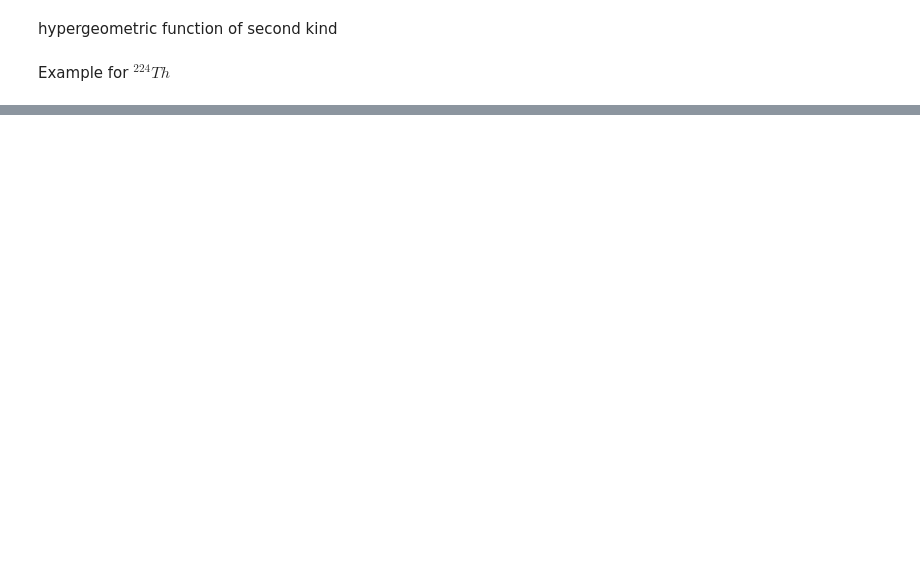
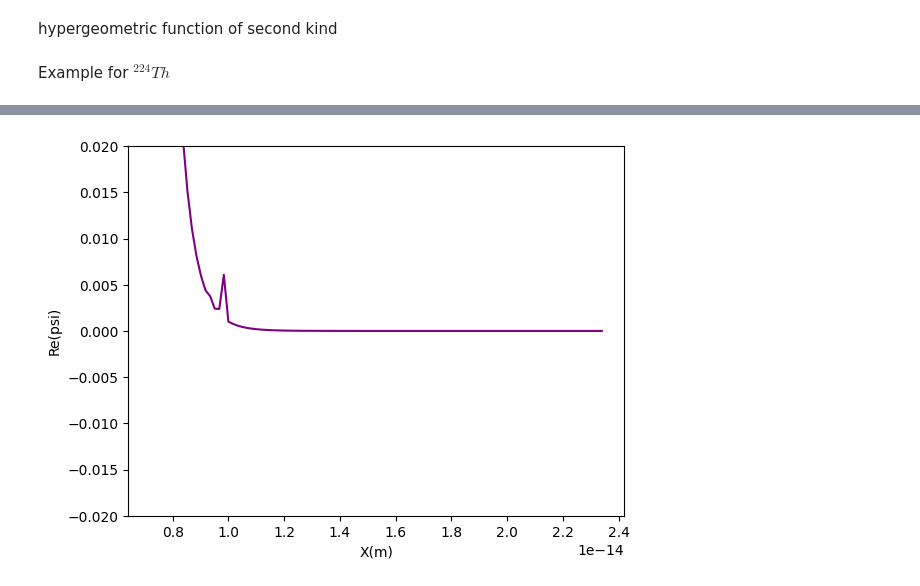
Before and after one commit to m4mbo/theoretical-nuclear-potential, a Jupyter notebook: wave_function.ipynb, the cells around one changed output, grey strips where cells are left out. Saved outputs shown, nothing was run; the diff lists cells and outputs as text; code cells hidden in the pictures; blank space fills up the shorter version.

```diff
--- a/wave_function.ipynb
+++ b/wave_function.ipynb
@@ -115,0 +123,7 @@ plt.show()
+# %%
+d2center_2 = np.linspace(a, b, 100)
+Re_psi2 = [(wavefun_2(d2center, a, kappa, k, kp, A).real) for d2center in d2center_2]
+# %%
+plot_wavefun(d2center_2=d2center_2, Re_psi2=Re_psi2, y_min=-2e-2, y_max=2e-2)
+# %% [output]
+[figure, added]
```
Also changed, not shown: parts of 9 cells of this notebook.
